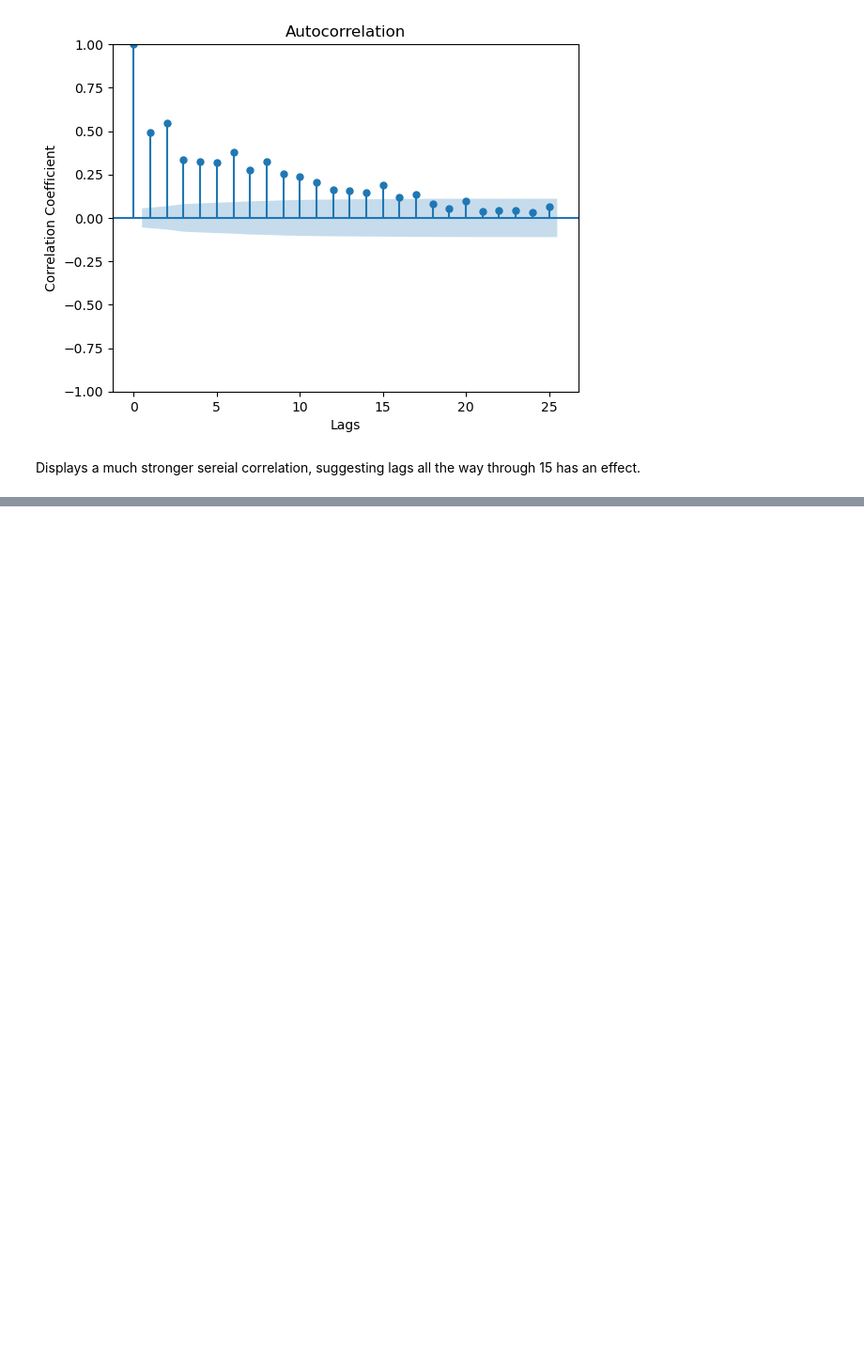
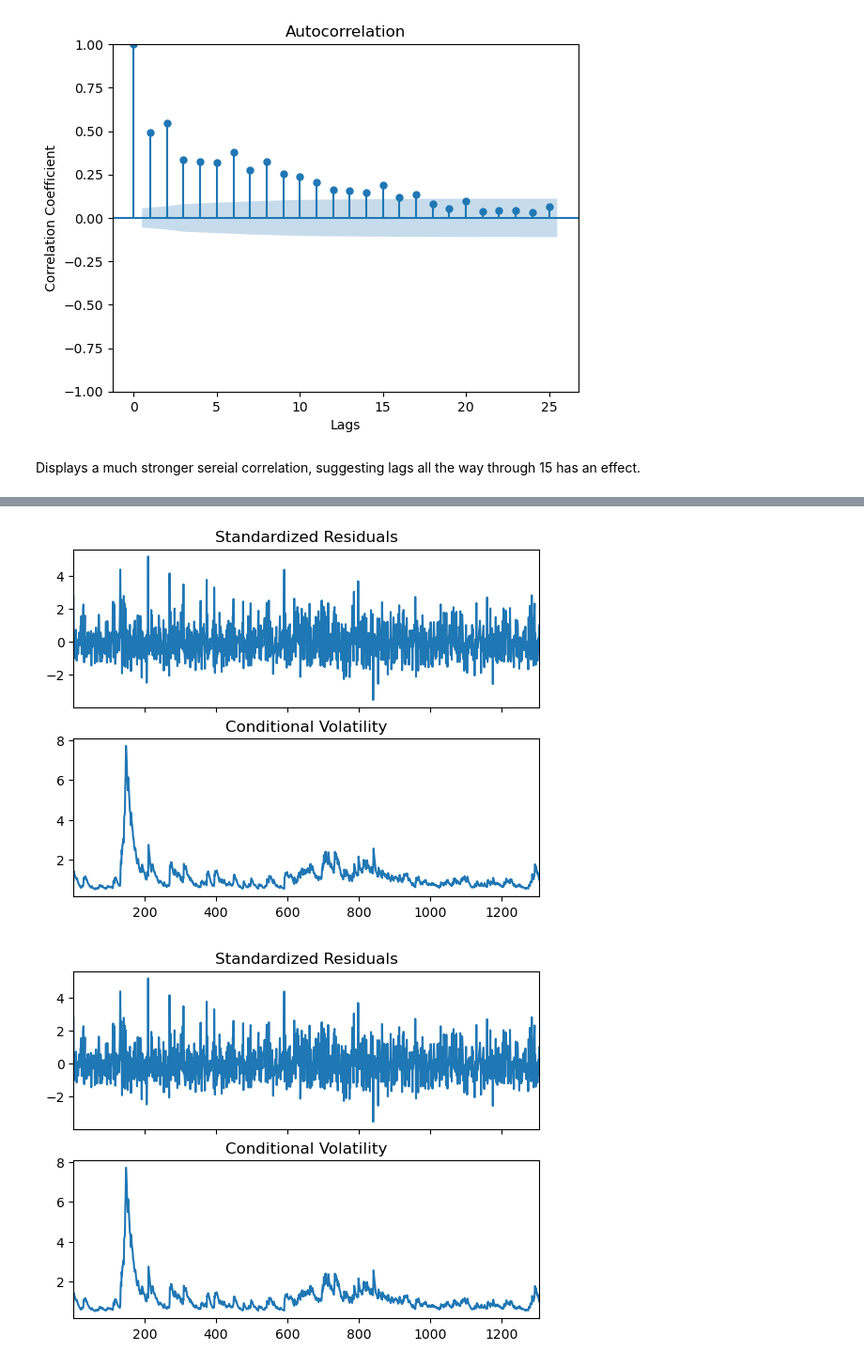
Before and after one commit to s2115214/First-Semester-Projects, a Jupyter notebook: midterm_statistics/time_series.ipynb, the cells around one changed output, grey strips where cells are left out. Shown at 94% size. Cells and saved outputs as stored; diff of their text form; code cells hidden in the pictures; blank space fills up the shorter version.

```diff
--- a/midterm_statistics/time_series.ipynb
+++ b/midterm_statistics/time_series.ipynb
@@ -131,10 +74,0 @@ def variance(r_t_1, var_t_1):
-# %%
-var_0 = 1
-r_0 = 0
-variances = [var_0]
-returns = [r_0]
-for idx, error in enumerate(errors):
-    r_prev, var_prev = returns[-1], variances[-1]
-    var = variance(r_prev, var_prev)
-    r_now = r(var, error)
-    variances.append(var), returns.append(r_now)
@@ -160,0 +108,6 @@ np.mean(returns) # Very close to 0
+# %%
+model = ConstantMean(returns)
+model.volatility = GARCH(1, 0, 1)
+model.distribution = Normal()
+# %%
+res = model.fit()
@@ -160,0 +130,5 @@ np.mean(returns) # Very close to 0
+# %%
+res.plot()
+# %% [output]
+[figure, added]
+[figure, added]
```
Also changed, not shown: parts of 14 cells of this notebook.
